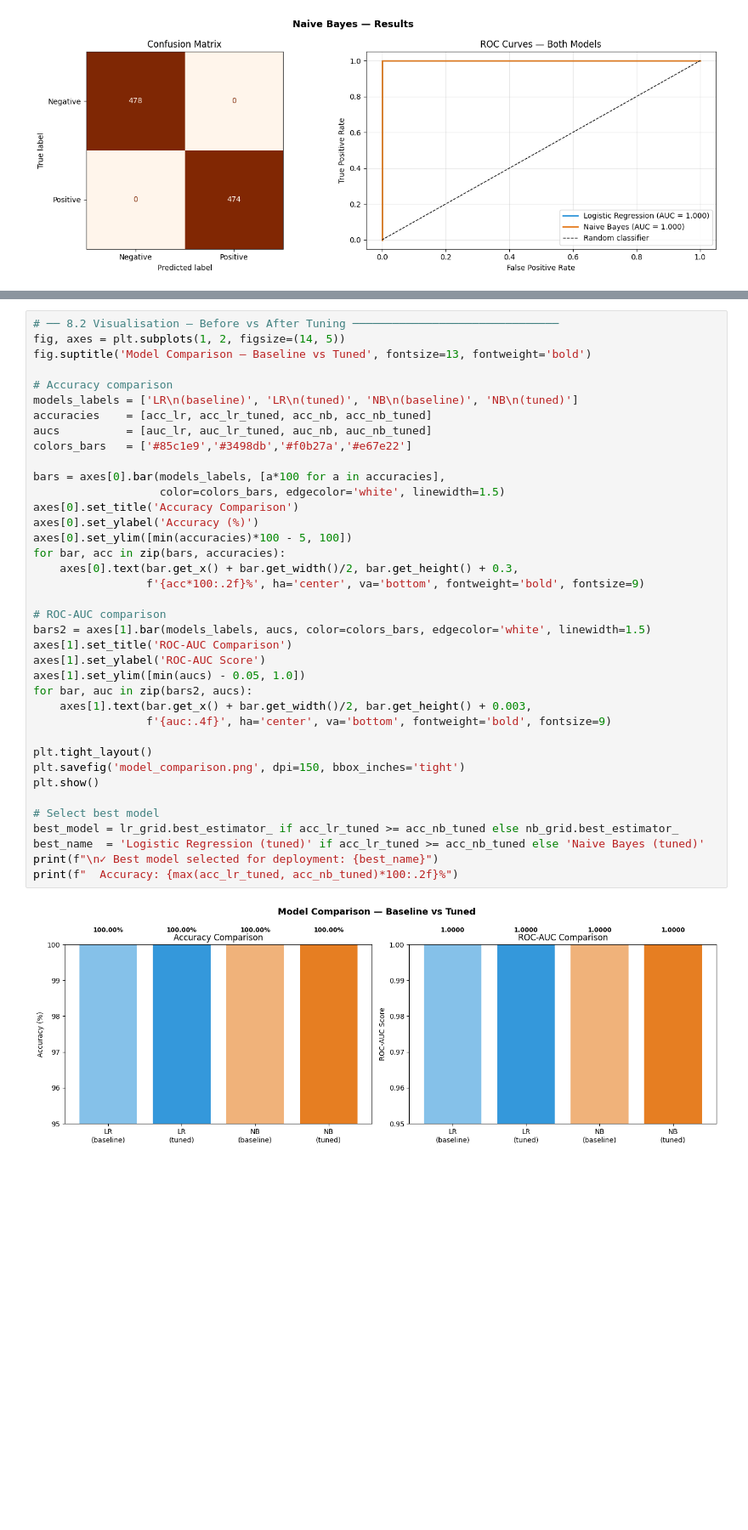
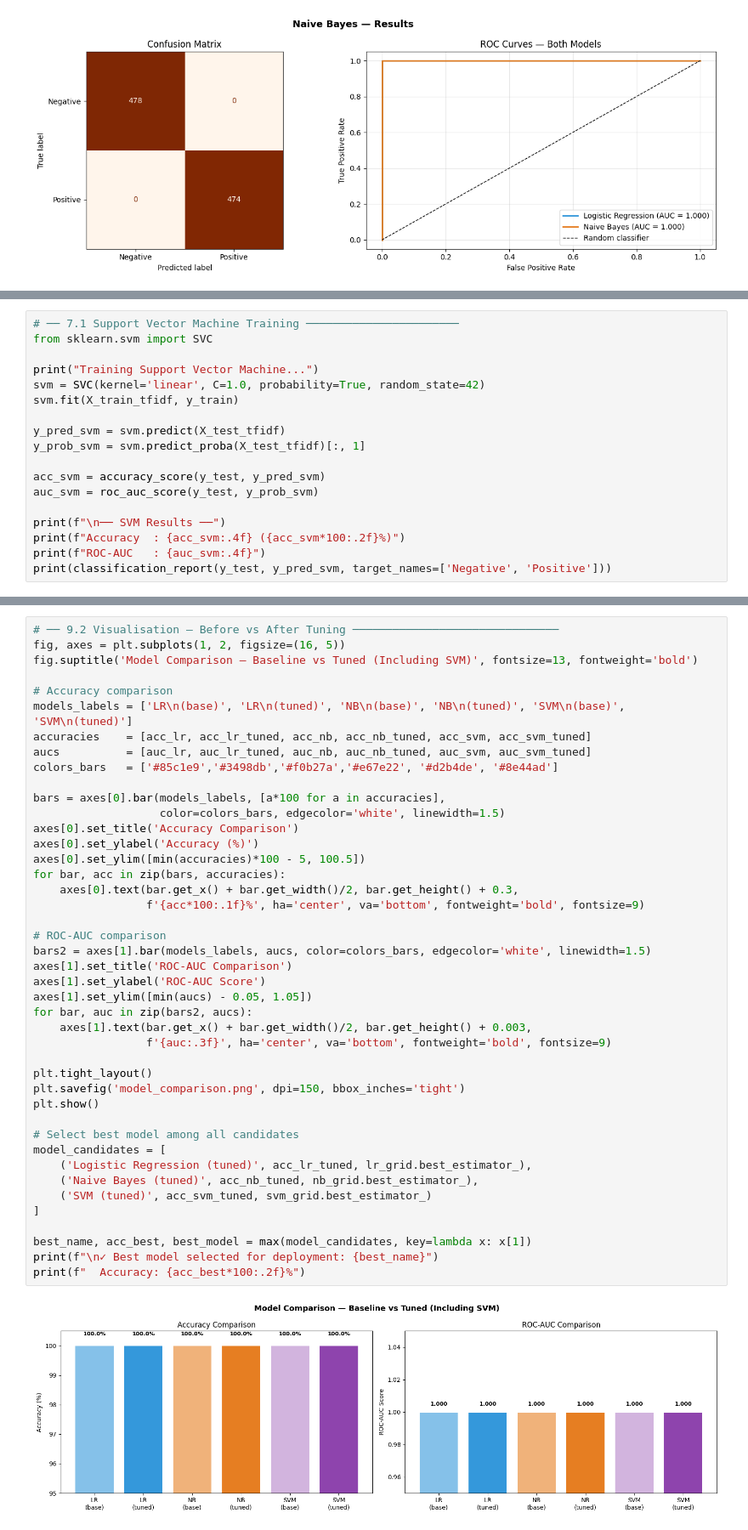
Before and after one commit to mosour23/lexiai-spelling-corrector, a Jupyter notebook: part_a_section2_sentiment/sentiment_classification.ipynb, the cells around one changed output, grey strips where cells are left out. Shown at 85% size. Cells and saved outputs as stored; diff of their text form; blank space fills up the shorter version.

```diff
--- a/part_a_section2_sentiment/sentiment_classification.ipynb
+++ b/part_a_section2_sentiment/sentiment_classification.ipynb
@@ -549,0 +577,18 @@ plt.show()
+# %%
+# ── 7.1 Support Vector Machine Training ───────────────────────
+from sklearn.svm import SVC
+
+print("Training Support Vector Machine...")
+svm = SVC(kernel='linear', C=1.0, probability=True, random_state=42)
+svm.fit(X_train_tfidf, y_train)
+
+y_pred_svm = svm.predict(X_test_tfidf)
+y_prob_svm = svm.predict_proba(X_test_tfidf)[:, 1]
+
+acc_svm = accuracy_score(y_test, y_pred_svm)
+auc_svm = roc_auc_score(y_test, y_prob_svm)
+
+print(f"\n── SVM Results ──")
+print(f"Accuracy  : {acc_svm:.4f} ({acc_svm*100:.2f}%)")
+print(f"ROC-AUC   : {auc_svm:.4f}")
+print(classification_report(y_test, y_pred_svm, target_names=['Negative', 'Positive']))
@@ -723,43 +865,48 @@ Maas et al. (2011) — Original IMDB paper            BoW + LR        88.89
 # %%
-# ── 8.2 Visualisation — Before vs After Tuning ───────────────────────────────
-fig, axes = plt.subplots(1, 2, figsize=(14, 5))
-fig.suptitle('Model Comparison — Baseline vs Tuned', fontsize=13, fontweight='bold')
+# ── 9.2 Visualisation — Before vs After Tuning ───────────────────────────────
+fig, axes = plt.subplots(1, 2, figsize=(16, 5))
+fig.suptitle('Model Comparison — Baseline vs Tuned (Including SVM)', fontsize=13, fontweight='bold')
 
 # Accuracy comparison
-models_labels = ['LR\n(baseline)', 'LR\n(tuned)', 'NB\n(baseline)', 'NB\n(tuned)']
-accuracies    = [acc_lr, acc_lr_tuned, acc_nb, acc_nb_tuned]
-aucs          = [auc_lr, auc_lr_tuned, auc_nb, auc_nb_tuned]
-colors_bars   = ['#85c1e9','#3498db','#f0b27a','#e67e22']
+models_labels = ['LR\n(base)', 'LR\n(tuned)', 'NB\n(base)', 'NB\n(tuned)', 'SVM\n(base)', 'SVM\n(tuned)']
+accuracies    = [acc_lr, acc_lr_tuned, acc_nb, acc_nb_tuned, acc_svm, acc_svm_tuned]
+aucs          = [auc_lr, auc_lr_tuned, auc_nb, auc_nb_tuned, auc_svm, auc_svm_tuned]
+colors_bars   = ['#85c1e9','#3498db','#f0b27a','#e67e22', '#d2b4de', '#8e44ad']
 
 bars = axes[0].bar(models_labels, [a*100 for a in accuracies],
                    color=colors_bars, edgecolor='white', linewidth=1.5)
 axes[0].set_title('Accuracy Comparison')
 axes[0].set_ylabel('Accuracy (%)')
-axes[0].set_ylim([min(accuracies)*100 - 5, 100])
+axes[0].set_ylim([min(accuracies)*100 - 5, 100.5])
 for bar, acc in zip(bars, accuracies):
     axes[0].text(bar.get_x() + bar.get_width()/2, bar.get_height() + 0.3,
-                 f'{acc*100:.2f}%', ha='center', va='bottom', fontweight='bold', fontsize=9)
+                 f'{acc*100:.1f}%', ha='center', va='bottom', fontweight='bold', fontsize=9)
 
 # ROC-AUC comparison
 bars2 = axes[1].bar(models_labels, aucs, color=colors_bars, edgecolor='white', linewidth=1.5)
 axes[1].set_title('ROC-AUC Comparison')
 axes[1].set_ylabel('ROC-AUC Score')
-axes[1].set_ylim([min(aucs) - 0.05, 1.0])
+axes[1].set_ylim([min(aucs) - 0.05, 1.05])
 for bar, auc in zip(bars2, aucs):
     axes[1].text(bar.get_x() + bar.get_width()/2, bar.get_height() + 0.003,
-                 f'{auc:.4f}', ha='center', va='bottom', fontweight='bold', fontsize=9)
+                 f'{auc:.3f}', ha='center', va='bottom', fontweight='bold', fontsize=9)
 
 plt.tight_layout()
 plt.savefig('model_comparison.png', dpi=150, bbox_inches='tight')
 plt.show()
 
-# Select best model
-best_model = lr_grid.best_estimator_ if acc_lr_tuned >= acc_nb_tuned else nb_grid.best_estimator_
-best_name  = 'Logistic Regression (tuned)' if acc_lr_tuned >= acc_nb_tuned else 'Naive Bayes (tuned)'
+# Select best model among all candidates
+model_candidates = [
+    ('Logistic Regression (tuned)', acc_lr_tuned, lr_grid.best_estimator_),
+    ('Naive Bayes (tuned)', acc_nb_tuned, nb_grid.best_estimator_),
+    ('SVM (tuned)', acc_svm_tuned, svm_grid.best_estimator_)
+]
+
+best_name, acc_best, best_model = max(model_candidates, key=lambda x: x[1])
 print(f"\n✓ Best model selected for deployment: {best_name}")
-print(f"  Accuracy: {max(acc_lr_tuned, acc_nb_tuned)*100:.2f}%")
+print(f"  Accuracy: {acc_best*100:.2f}%")
 # %% [output]
-[figure, old version]
+[figure, new version]
 ✓ Best model selected for deployment: Logistic Regression (tuned)
   Accuracy: 100.00%
 # %% [markdown]
```
Also changed, not shown: parts of 35 cells of this notebook, 15 other files.
